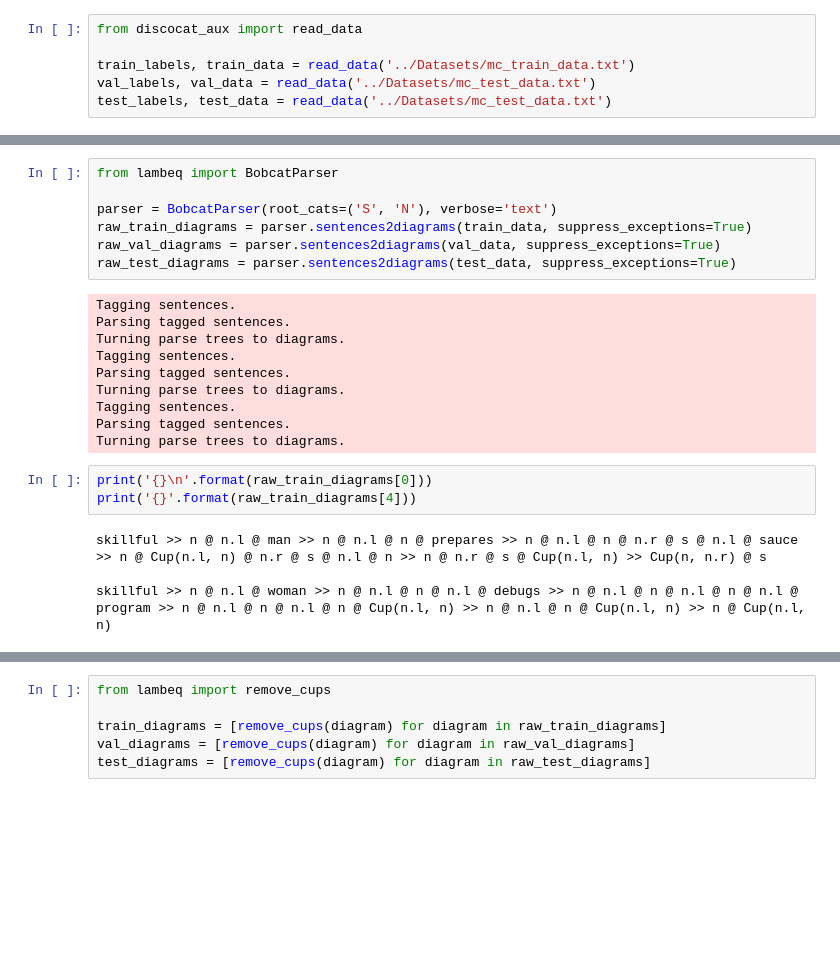
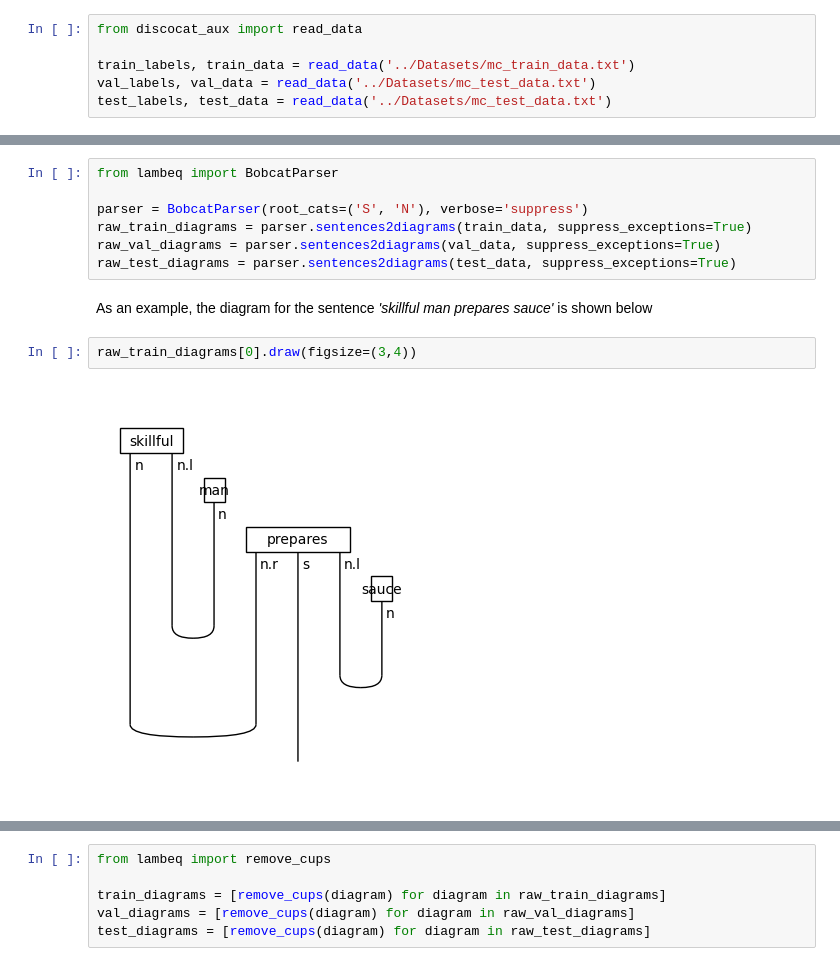
Before and after one commit to Tognognongo/QCE-tutorial, a Jupyter notebook: Examples/discocat_binary_classifier.ipynb, the cells around one changed output, grey strips where cells are left out. Saved outputs shown, nothing was run; the diff lists cells and outputs as text; blank space fills up the shorter version.

Commit message:
Adding trial run version of discocat example

```diff
--- a/Examples/discocat_binary_classifier.ipynb
+++ b/Examples/discocat_binary_classifier.ipynb
@@ -25,24 +33,13 @@ skillful woman debugs program . [0, 1]
 # %%
 from lambeq import BobcatParser
 
-parser = BobcatParser(root_cats=('S', 'N'), verbose='text')
+parser = BobcatParser(root_cats=('S', 'N'), verbose='suppress')
 raw_train_diagrams = parser.sentences2diagrams(train_data, suppress_exceptions=True)
 raw_val_diagrams = parser.sentences2diagrams(val_data, suppress_exceptions=True)
 raw_test_diagrams = parser.sentences2diagrams(test_data, suppress_exceptions=True)
-# %% [output]
-Tagging sentences.
-Parsing tagged sentences.
-Turning parse trees to diagrams.
-Tagging sentences.
-Parsing tagged sentences.
-Turning parse trees to diagrams.
-Tagging sentences.
-Parsing tagged sentences.
-Turning parse trees to diagrams.
-# %%
-print('{}\n'.format(raw_train_diagrams[0]))
-print('{}'.format(raw_train_diagrams[4]))
-# %% [output]
-skillful >> n @ n.l @ man >> n @ n.l @ n @ prepares >> n @ n.l @ n @ n.r @ s @ n.l @ sauce >> n @ Cup(n.l, n) @ n.r @ s @ n.l @ n >> n @ n.r @ s @ Cup(n.l, n) >> Cup(n, n.r) @ s
-
-skillful >> n @ n.l @ woman >> n @ n.l @ n @ n.l @ debugs >> n @ n.l @ n @ n.l @ n @ n.l @ program >> n @ n.l @ n @ n.l @ n @ Cup(n.l, n) >> n @ n.l @ n @ Cup(n.l, n) >> n @ Cup(n.l, n)
+# %% [markdown]
+As an example, the diagram for the sentence *'skillful man prepares sauce'* is shown below
+# %%
+raw_train_diagrams[0].draw(figsize=(3,4))
+# %% [output]
+[figure, added]
```
Also changed, not shown: parts of 29 cells of this notebook, 2 other files.
